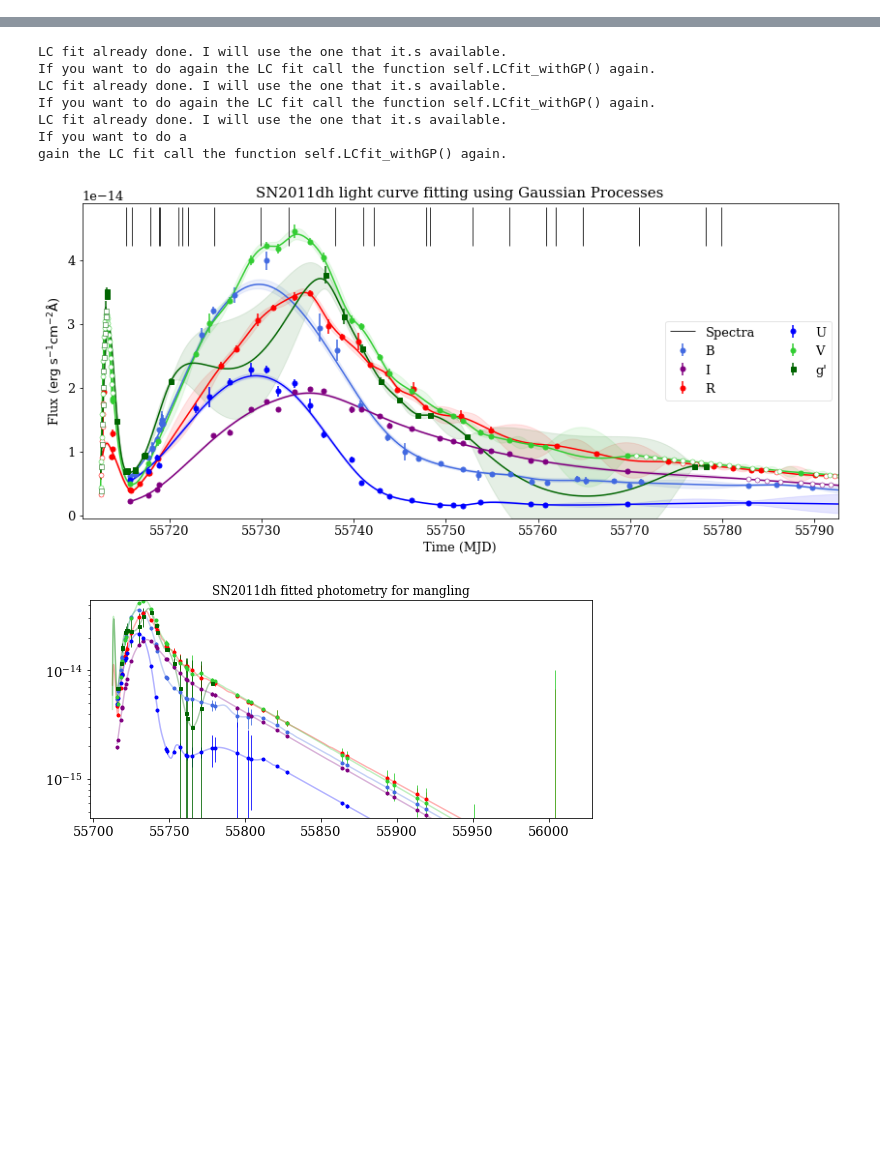
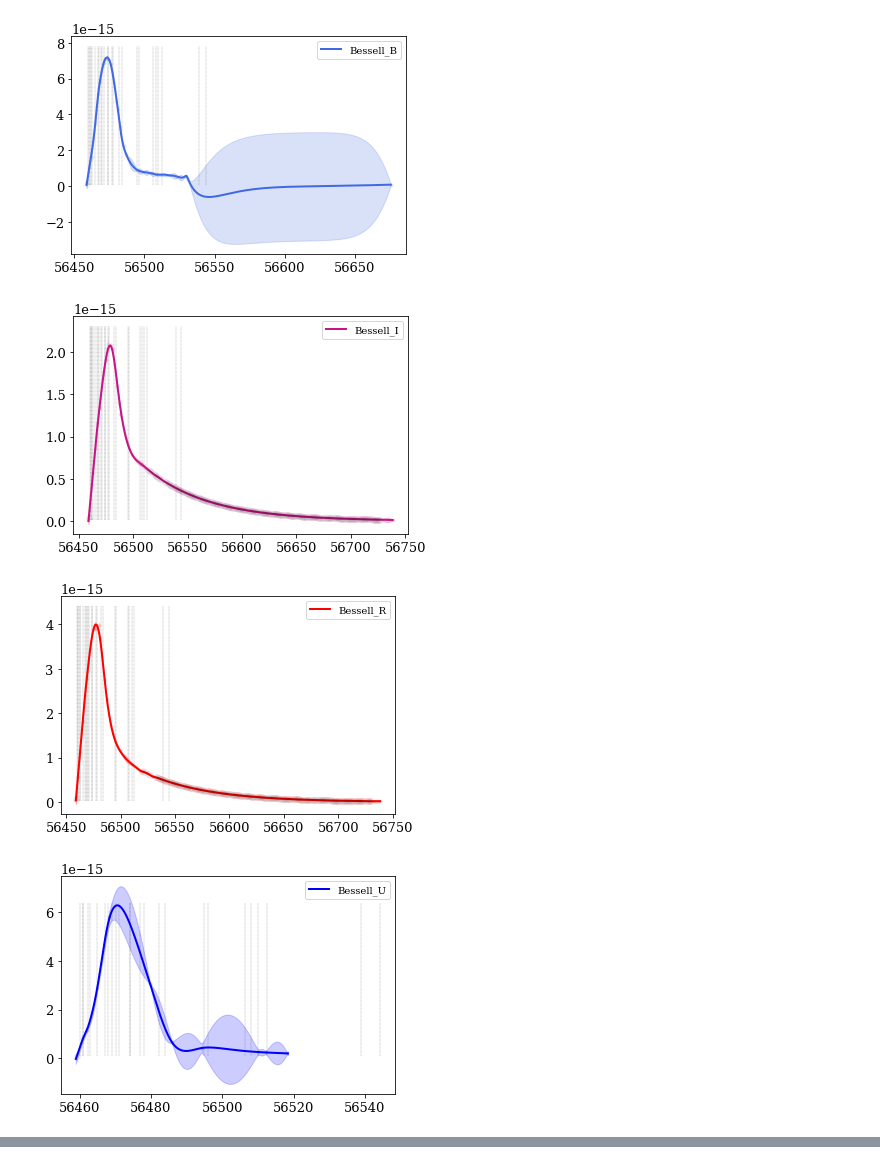
Before and after one commit to maria-vincenzi/PyCoCo_templates, a Jupyter notebook: Codes/4_LCfit.ipynb, the cells around one changed output, grey strips where cells are left out. Saved outputs shown, nothing was run; the diff lists cells and outputs as text; code cells hidden in the pictures; blank space fills up the shorter version.

```diff
--- a/Codes/4_LCfit.ipynb
+++ b/Codes/4_LCfit.ipynb
@@ -980,24 +819,21 @@ If you want to do again the LC fit call the function self.LCfit_withGP() again.
 # %%
-def print_separate(prova2):
-    folder = prova2.results_mainpath+'GPfits/'
-    if not os.path.exists(folder):
-        os.makedirs(folder)
+for f in SN.avail_filters:
+    #fig = plt.figure(figsize=(10,3))
+    c = color_dict[f]
+    mjd, flux, err_flux, sudo = SN.fitted_phot[f]['clipped_extended_data']
+    new_mjd, mu, std= SN.fitted_phot[f]['fit_highcadence']
+    a=plt.errorbar(mjd[~sudo], flux[~sudo], yerr=err_flux[~sudo], fmt='.', mfc= c, \
+               elinewidth=0.8, color= c,linestyle='None', alpha=0.1)
+    a=plt.errorbar(mjd[sudo], flux[sudo], yerr=err_flux[sudo], fmt='o', mfc='None', \
+               mec=c, elinewidth=0.8, color= c,linestyle='None', alpha=0.05)
 
-    for f in prova2.avail_filters:
-        fig = plt.figure(figsize=(10,3))
-        c = color_dict[f]
-        mjd, flux, err_flux, sudo = prova2.fitted_phot[f]['clipped_extended_data']
-        new_mjd, mu, std= prova2.fitted_phot[f]['fit_highcadence']
-        a=plt.errorbar(mjd[~sudo], flux[~sudo], yerr=err_flux[~sudo], fmt='.', mfc= c, \
-                   elinewidth=0.8, color= c,linestyle='None', alpha=0.1)
-        a=plt.errorbar(mjd[sudo], flux[sudo], yerr=err_flux[sudo], fmt='o', mfc='None', \
-                   mec=c, elinewidth=0.8, color= c,linestyle='None', alpha=0.05)
-
-        plt.plot(new_mjd, mu, color=a[0].get_color(), lw=2.,  label=f)
-        plt.fill_between(new_mjd, (mu+std), (mu-std), color=a[0].get_color(), alpha=0.2)
-        plt.vlines(prova2.get_spec_mjd(), min(flux)*0.9, 1.1*max(flux), linestyle=':', lw=0.3)
-        plt.legend()
-        #plt.yscale('log')
-        #plt.ylim(10**-16,None)
-        fig.savefig(folder+f+'_opt.pdf')
-        plt.close(fig)
+    plt.plot(new_mjd, mu, color=a[0].get_color(), lw=2.,  label=f)
+    plt.fill_between(new_mjd, (mu+std), (mu-std), color=a[0].get_color(), alpha=0.2)
+    plt.vlines(SN.get_spec_mjd(), min(flux)*0.9, 1.1*max(flux), linestyle=':', lw=0.3)
+    plt.legend()
+    plt.show()
+# %% [output]
+[figure, added]
+[figure, added]
+[figure, added]
+[figure, added]
@@ -1004,16 +844,0 @@ def print_separate(prova2):
-# %%
-#prova2 = SNPhotometryClass(main_path=DATALC_PATH, snname='SN2002ap', verbose=True)
-cvs_file=prova2.mangling_GPfile()
-prova2.save_plot_GPfit()
-prova2.save_plot_GPfit_spec()
-print_separate(prova2)
-# %% [output]
-LC fit already done. I will use the one that it.s available.
-If you want to do again the LC fit call the function self.LCfit_withGP() again.
-LC fit already done. I will use the one that it.s available.
-If you want to do again the LC fit call the function self.LCfit_withGP() again.
-LC fit already done. I will use the one that it.s available.
-If you want to do a
-gain the LC fit call the function self.LCfit_withGP() again.
-[figure, removed]
-[figure, removed]
```
Also changed, not shown: parts of 44 cells of this notebook, 10 other files.
